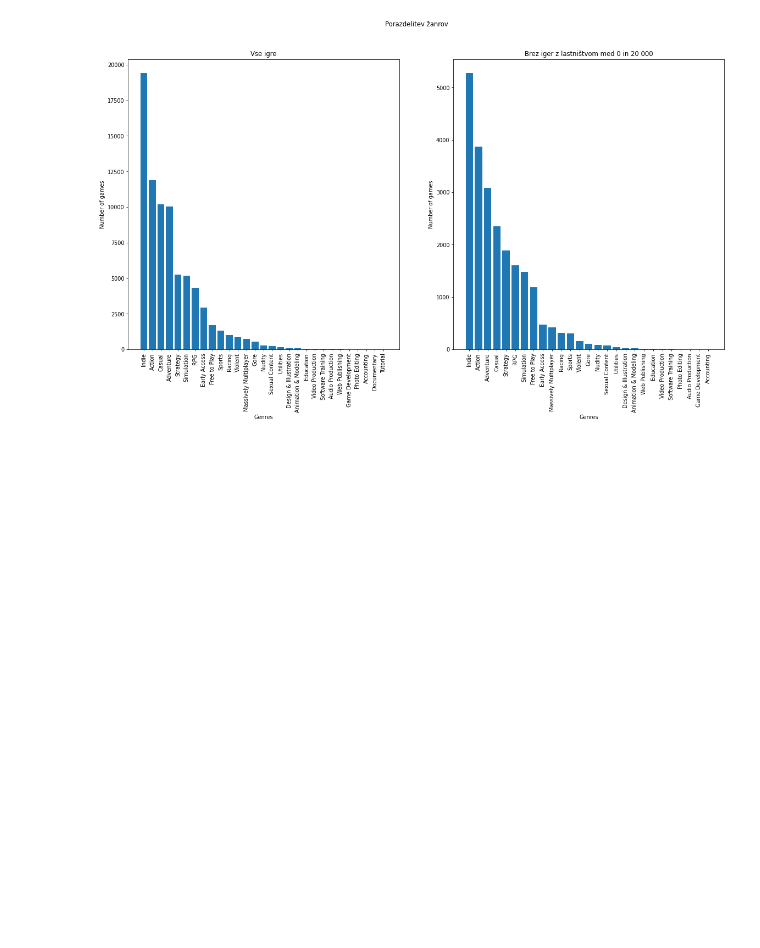
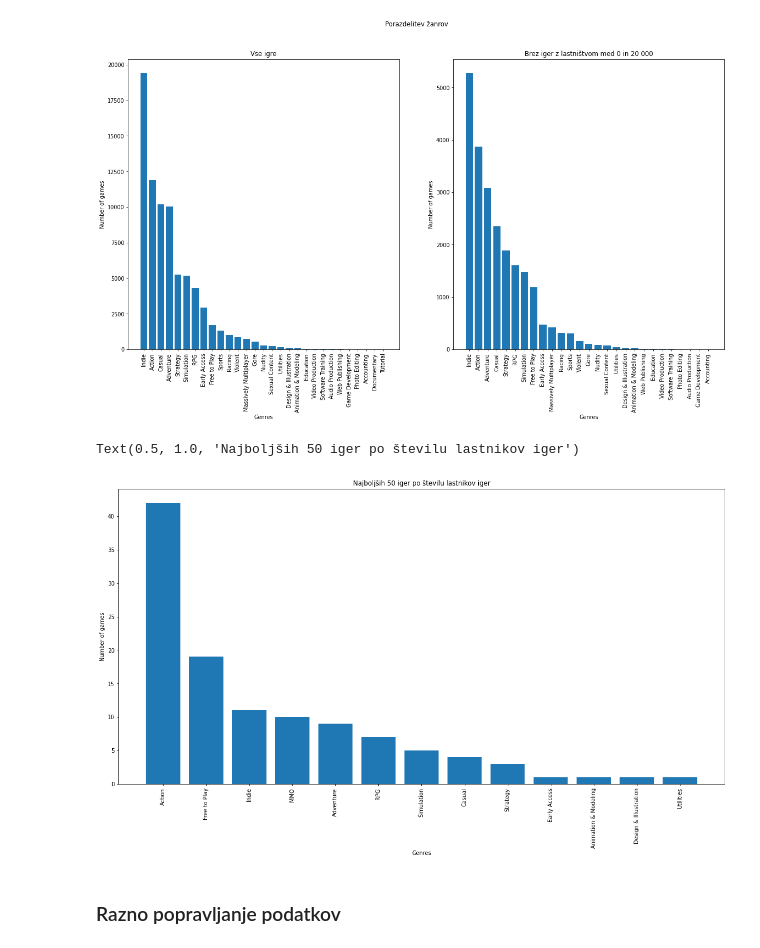
Before and after one commit to matejgrzinic/PR20MGDPMZML, a Jupyter notebook: zupancic.ipynb, the cells around one changed output. Drawn from its saved outputs; the diff is of its cells as text; code cells hidden in the pictures; blank space fills up the shorter version.

Commit message:
updateGenre

```diff
--- a/zupancic.ipynb
+++ b/zupancic.ipynb
@@ -99,0 +94,33 @@ steam = steam.loc[~steam['owners'].str.contains('^0-', regex=True)]
+# %%
+#Pretvorba iz string(spodnjeSt-zgornjeSt) v int(povprečje(spodnjeSt,zgornjeSt))
+steam = pd.read_csv("Data/steam.csv")
+for index, row in steam.iterrows():
+    prvi, drugi = row["owners"].split("-")
+    steam.loc[index, "owners"] = pd.to_numeric((pd.to_numeric(prvi) + pd.to_numeric(drugi))//2)
+# %%
+stIger=50
+najboljsih20 = steam[["name","developer","owners","genres"]].sort_values("owners",ascending=False).head(stIger)
+top20_genres = dict()
+for index,row in najboljsih20.iterrows():
+    for genre in row["genres"].split(";"):
+        if genre in top20_genres:
+            top20_genres[genre] += 1
+        else:
+            top20_genres[genre] = 1
+top20_genres["MMO"] = top20_genres["Massively Multiplayer"]
+top20_genres.pop("Massively Multiplayer")
+top20_genres = dict(sorted(top20_genres.items(), key=lambda k: -k[1]))
+
+import matplotlib.pyplot as plt
+zaVizualizacijo = {k: v for k, v in sorted(top20_genres.items(), key=lambda item: -item[1])}
+plt.figure(num=None, figsize=(20,10), dpi=70, facecolor='w', edgecolor='k')
+plt.bar(range(len(top20_genres)), list(top20_genres.values()), align='center')
+plt.xticks(range(len(top20_genres)), list(top20_genres.keys()),rotation=90)
+plt.xlabel("Genres")
+plt.ylabel("Number of games")
+plt.title("Najboljših %d iger po številu lastnikov iger"%stIger)
+# %% [output]
+Text(0.5, 1.0, 'Najboljših 50 iger po številu lastnikov iger')
+[figure, added]
+# %% [markdown]
+### Razno popravljanje podatkov
```
Also changed, not shown: parts of 8 cells of this notebook.
